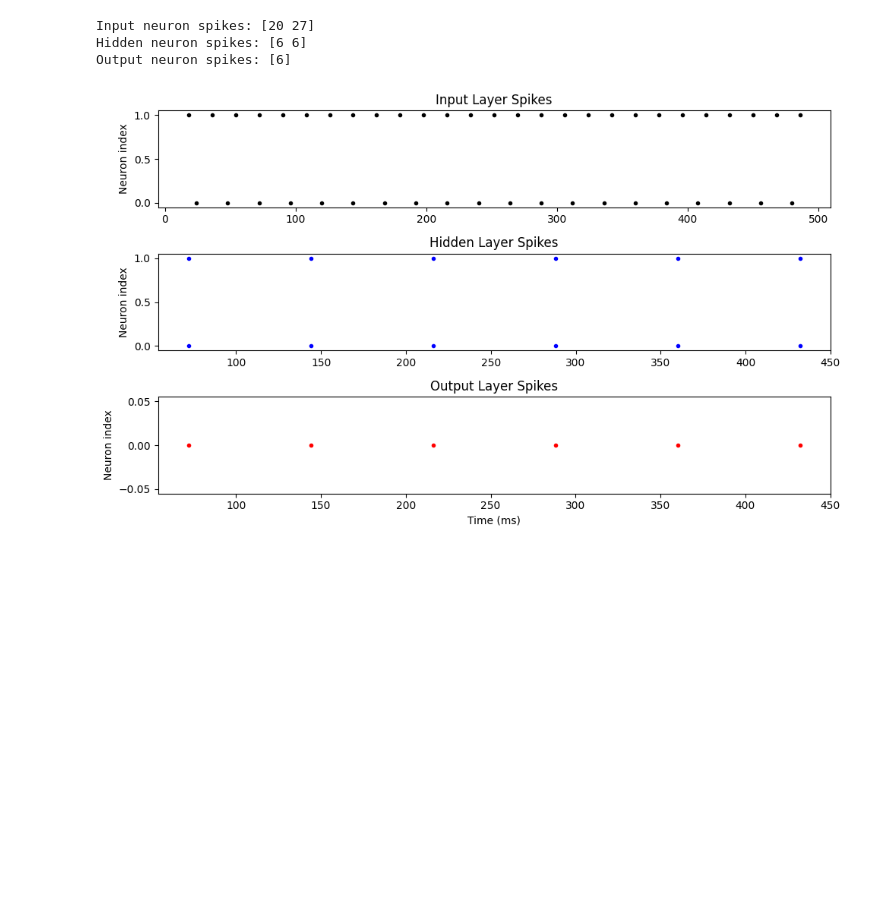
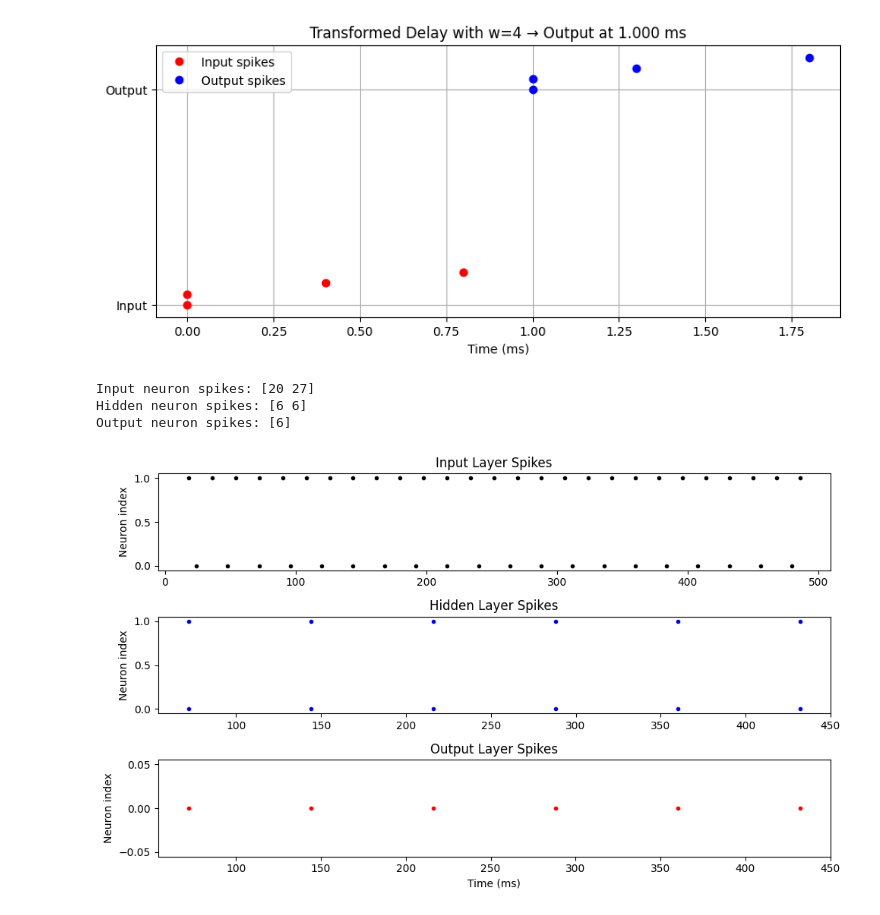
Before and after one commit to Ian3133/Dissertation, a Jupyter notebook: scratch.ipynb, the cells around one changed output. Cells and saved outputs as stored; diff of their text form; code cells hidden in the pictures; blank space fills up the shorter version.

```diff
--- a/scratch.ipynb
+++ b/scratch.ipynb
@@ -16,3 +206,88 @@ run(100*ms)
+# %%
+# two neurons -- will try to condence so easly multiplible
+
+from brian2 import *
+import numpy as np
+import matplotlib.pyplot as plt
+
+start_scope()
+
+test_values = [.4, .5, .6]
+
+input_times, input_indices = input(values)
+input_group = SpikeGeneratorGroup(2, input_indices, input_times)
+
+
+# weight function changing the value of input
+
+
+
+
+# ---------------------------
+# Step 3: Process spike delay
+# ---------------------------
+# Calculate delay between first and second spike (in ms)
+
+
+
+t0 = input_times[0] / ms
+t1 = input_times[1] / ms
+n0_delta = t1 - t0
+
+t2 = input_times[2] /ms
+t1 = input_times[3] / ms
+n1_delta = t1 - t0
+
+
+x0 = n0_delta / 1.0
+x1 = n1_delta / 1.0
+w0 = 1
+w1 = 0.3
+
+# Apply transformation
+new_delay_0 = weighted_delay(x0, w0) * ms
+new_delay_1 = weighted_delay(x1, w1) * ms
+
+
+
+
+
+# ---------------------------
+# Step 4: Create output spike group
+# ---------------------------
+# First output always at 1.0 ms
+# Second output at 1.0 + new delay
+output_times = [1.0*ms, 1.0*ms, 1.0*ms + new_delay_0, 1.0*ms + new_delay_1]
+output_indices = [0, 1, 0, 1]
+
+output_group = SpikeGeneratorGroup(2, output_indices, output_times)
+
+# ---------------------------
+# Step 5: Monitor and plot
+# ---------------------------
+spike_mon_in = SpikeMonitor(input_group)
+spike_mon_out = SpikeMonitor(output_group)
+
+run(2*ms)
+
+import numpy as np
+
+# Add slight vertical offsets to stack them visually
+output_y = 1 + 0.05 * np.arange(len(spike_mon_out.t))
+input_y = 0 + 0.05 * np.arange(len(spike_mon_in.t))
+
+
+plt.figure(figsize=(10, 4))
+plt.plot(spike_mon_in.t/ms, input_y, 'ro', label='Input spikes')
+plt.plot(spike_mon_out.t/ms, output_y, 'bo', label='Output spikes')
+plt.yticks([0, 1], ['Input', 'Output'])
+plt.xlabel('Time (ms)')
+plt.title(f"Transformed Delay with w={w} → Output at {output_times[1]/ms:.3f} ms")
+plt.legend()
+plt.grid(True)
+plt.show()
+# %% [output]
+[figure, added]
 # %%
 # an actually complete example from GPT
 from brian2 import *
```
Also changed, not shown: parts of 6 cells of this notebook, 1 other file.
